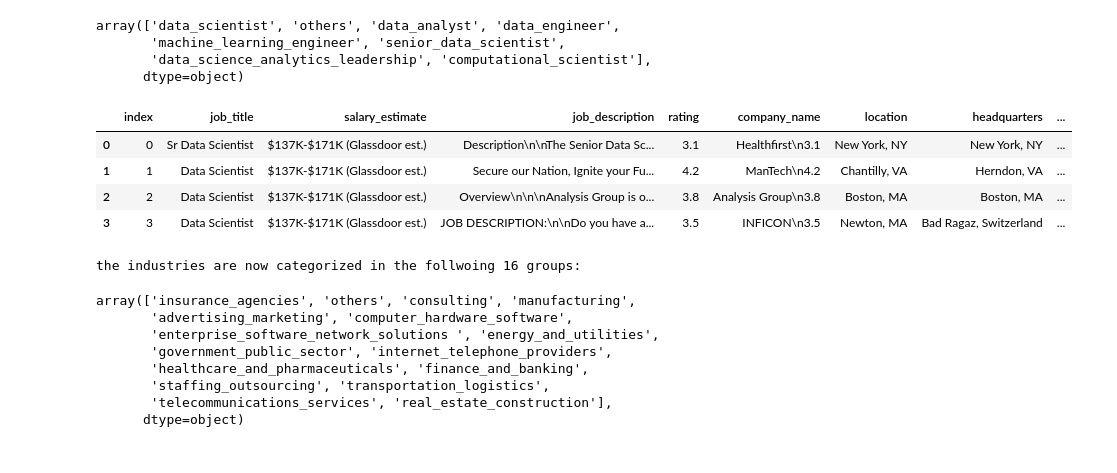
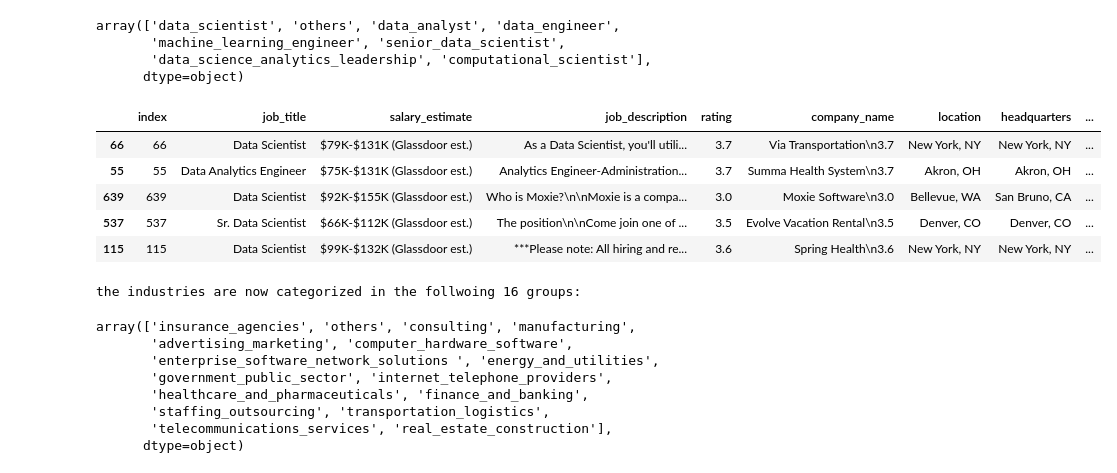
Before and after one commit to LeilaJavanmardi/project1, a Jupyter notebook: notebooks/Jobanalysis_main.ipynb, the cells around one changed output. Saved outputs shown, nothing was run; the diff lists cells and outputs as text; code cells hidden in the pictures.

```diff
--- a/notebooks/Jobanalysis_main.ipynb
+++ b/notebooks/Jobanalysis_main.ipynb
@@ -209,39 +212,6 @@ for col in columns:
  the missing values of the column sector : 71
  the missing values of the column revenue : 27
  the missing values of the column competitors : 501
-# %%
-def cleaning_job_title(job_title):
-
-    '''
-    cleaning the job titles colmun. column name as paramter , uses regex
-    1- casting all the value to a string, cleaning the names
-    2-finding the repeated pattern and replacing the values with the dic_values
-    '''
-
-    #1
-    job_title = str(job_title)
-    job_title=job_title.strip().lower()
-    job_title=job_title.replace(' ','_')
-
-    #2
-    patterns = {
-    r'.*senior_data.*': 'senior_data_scientist',
-    r'(?<!senior_).*data_scienti.*': 'data_scientist',
-    r'.*data_analy.*': 'data_analyst',
-    r'.*machine_lear.*': 'machine_learning_engineer',
-    r'(?i).*data_engine.*': 'data_engineer',
-    r'(?i).*manage.*':'data_science_analytics_leadership',
-    r'(?i).*computational.*':'computational_scientist',
-
-    #r'(?i).+Scientist.+':
-    }
-
-    others='others'
-    for pattern, replacement in patterns.items():
-        if re.match(pattern,job_title):
-            return replacement
-
-    return  others
 # %%
 df_clean['job_cleaned']=df_clean.job_title.apply(cleaning_job_title)
 display(df_clean.head(4))
@@ -300,20 +231,21 @@ def cleaning_industry(industry):
-# %%
-df_clean['industry_cleaned']=df_clean.industry.apply(cleaning_industry)
-display(df_clean.head(4))
-print(f'the industries are now categorized in the follwoing {df_clean.industry_cleaned.nunique()} groups:')
-df_clean.industry_cleaned.unique()
-# %% [output]
-|  | index | job_title | salary_estimate | job_description | rating | company_name | location | headquarters | ... |
-| 0 | 0 | Sr Data Scientist | $137K-$171K (Glassdoor est.) | Description\n\nThe Senior Data Sc... | 3.1 | Healthfirst\n3.1 | New York, NY | New York, NY | ... |
-| 1 | 1 | Data Scientist | $137K-$171K (Glassdoor est.) | Secure our Nation, Ignite your Fu... | 4.2 | ManTech\n4.2 | Chantilly, VA | Herndon, VA | ... |
-| 2 | 2 | Data Scientist | $137K-$171K (Glassdoor est.) | Overview\n\n\nAnalysis Group is o... | 3.8 | Analysis Group\n3.8 | Boston, MA | Boston, MA | ... |
-| 3 | 3 | Data Scientist | $137K-$171K (Glassdoor est.) | JOB DESCRIPTION:\n\nDo you have a... | 3.5 | INFICON\n3.5 | Newton, MA | Bad Ragaz, Switzerland | ... |
-the industries are now categorized in the follwoing 16 groups:
-array(['insurance_agencies', 'others', 'consulting', 'manufacturing',
-       'advertising_marketing', 'computer_hardware_software',
-       'enterprise_software_network_solutions ', 'energy_and_utilities',
-       'government_public_sector', 'internet_telephone_providers',
-       'healthcare_and_pharmaceuticals', 'finance_and_banking',
-       'staffing_outsourcing', 'transportation_logistics',
-       'telecommunications_services', 'real_estate_construction'],
-      dtype=object)
+# %%
+df_clean['indu_cl'] = df_clean['industry'].apply(cleaning_industry)
+display(df_clean.sample(5))
+print(f'the industries are now categorized in the follwoing {df_clean.indu_cl.nunique()} groups:')
+df_clean.indu_cl.unique()
+# %% [output]
+|  | index | job_title | salary_estimate | job_description | rating | company_name | location | headquarters | ... |
+| 66 | 66 | Data Scientist | $79K-$131K (Glassdoor est.) | As a Data Scientist, you'll utili... | 3.7 | Via Transportation\n3.7 | New York, NY | New York, NY | ... |
+| 55 | 55 | Data Analytics Engineer | $75K-$131K (Glassdoor est.) | Analytics Engineer-Administration... | 3.7 | Summa Health System\n3.7 | Akron, OH | Akron, OH | ... |
+| 639 | 639 | Data Scientist | $92K-$155K (Glassdoor est.) | Who is Moxie?\n\nMoxie is a compa... | 3.0 | Moxie Software\n3.0 | Bellevue, WA | San Bruno, CA | ... |
+| 537 | 537 | Sr. Data Scientist | $66K-$112K (Glassdoor est.) | The position\n\nCome join one of ... | 3.5 | Evolve Vacation Rental\n3.5 | Denver, CO | Denver, CO | ... |
+| 115 | 115 | Data Scientist | $99K-$132K (Glassdoor est.) | ***Please note: All hiring and re... | 3.6 | Spring Health\n3.6 | New York, NY | New York, NY | ... |
+the industries are now categorized in the follwoing 16 groups:
+array(['insurance_agencies', 'others', 'consulting', 'manufacturing',
+       'advertising_marketing', 'computer_hardware_software',
+       'enterprise_software_network_solutions ', 'energy_and_utilities',
+       'government_public_sector', 'internet_telephone_providers',
+       'healthcare_and_pharmaceuticals', 'finance_and_banking',
+       'staffing_outsourcing', 'transportation_logistics',
+       'telecommunications_services', 'real_estate_construction'],
+      dtype=object)
```
Also changed, not shown: parts of 31 cells of this notebook, 1 other file.
